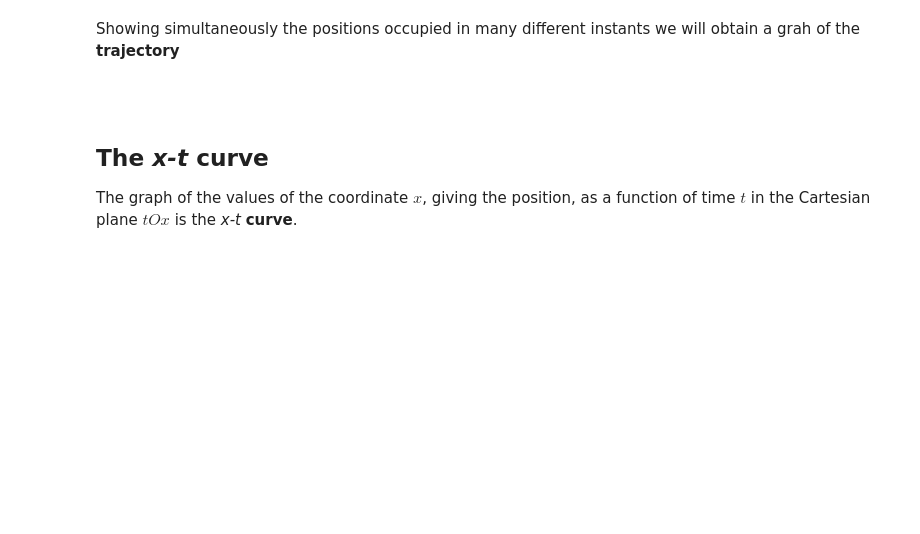
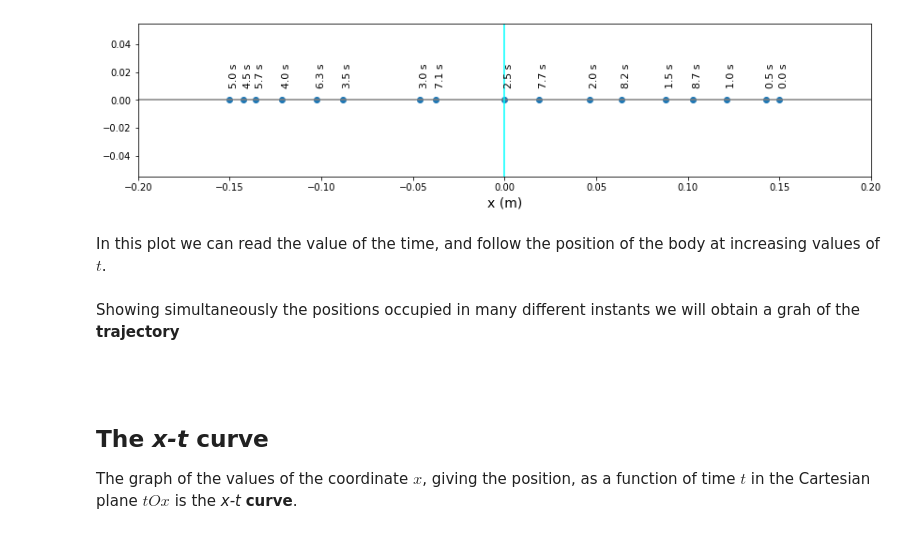
Before and after one commit to POSS-UniMe/simple-physics-with-Python, a Jupyter notebook: Chapter01/Section04/1-4-2-OscillationsModel.ipynb, the cells around one changed output. Drawn from its saved outputs; the diff is of its cells as text; code cells hidden in the pictures; blank space fills up the shorter version.

```diff
--- a/Chapter01/Section04/1-4-2-OscillationsModel.ipynb
+++ b/Chapter01/Section04/1-4-2-OscillationsModel.ipynb
@@ -20,29 +21,33 @@ We want to look in detail to what happens when the value of the variable $t$ is
 # %%
 import numpy as np
 import matplotlib.pyplot as plt
 
 omega = 2*np.pi / 10   # angular frequency (rad/s)
 A = 0.15        # amplitude (m)
 phi = 0         # initial phase (rad)
 
-t = np.array([0, 0.5, 1, 1.5, 2, 2.5, 3, 3.5, 4, 4.5, 5, 5.7, 6.3, 7.1, 7.7])   # tempo (s)
+t = np.array([0, 0.5, 1, 1.5, 2, 2.5, 3, 3.5, 4, 4.5, 5, 5.7, 6.3, 7.1, 7.7, 8.2, 8.7])   # time (s)
 x = A * np.cos(omega*t + phi)
 y = np.zeros(len(t))
 
 fig = plt.figure(1, (14, 3))
 ax = fig.add_subplot(111)
 
 plt.plot(x, y, 'o')
 plt.axhline(color = 'gray')
 plt.axvline(color = 'cyan')
 plt.xlim(-0.2, 0.2)
 ax.set_xlabel('x (m)', fontsize = 14)
 
 for i, time in enumerate(t):
     #print(i, time)
     x_coord = A * np.cos(omega*time + phi)
     time = str(time)+' s'
     ax.annotate(time, xy = (x_coord, 0.01), xycoords = 'data', rotation = 90, fontsize = 11 )
+# %% [output]
+[figure, added]
+# %% [markdown]
+In this plot we can read the value of the time, and follow the position of the body at increasing values of $t$.
 # %% [markdown]
 Showing simultaneously the positions occupied in many different instants we will obtain a grah of the **trajectory**
 
```
Also changed, not shown: parts of 3 cells of this notebook.
